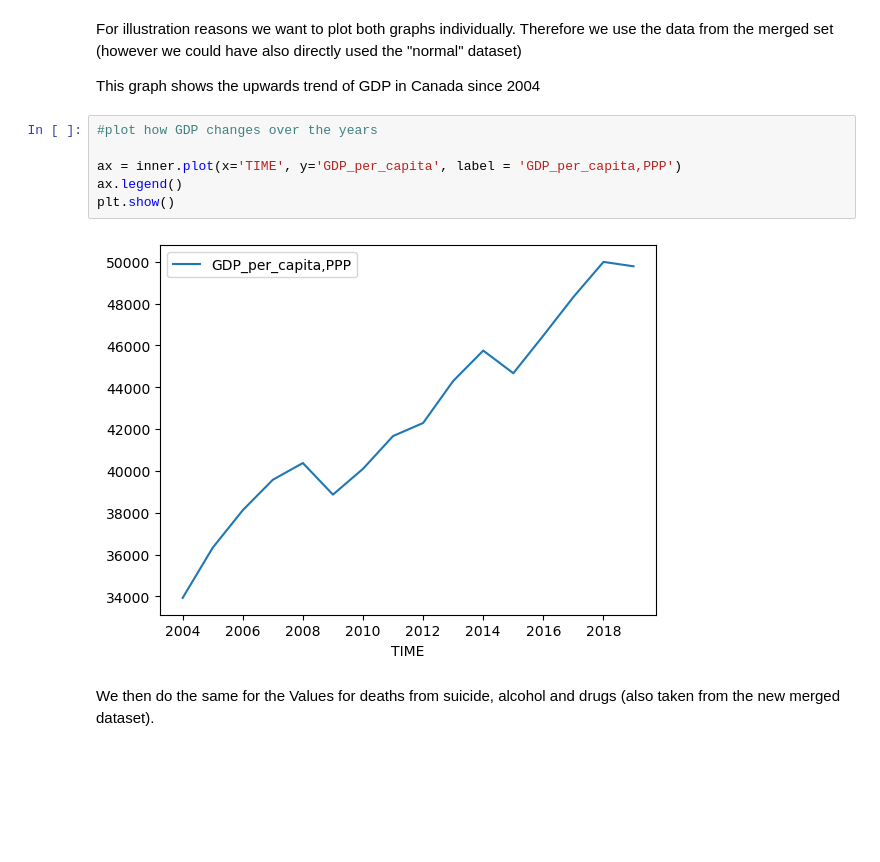
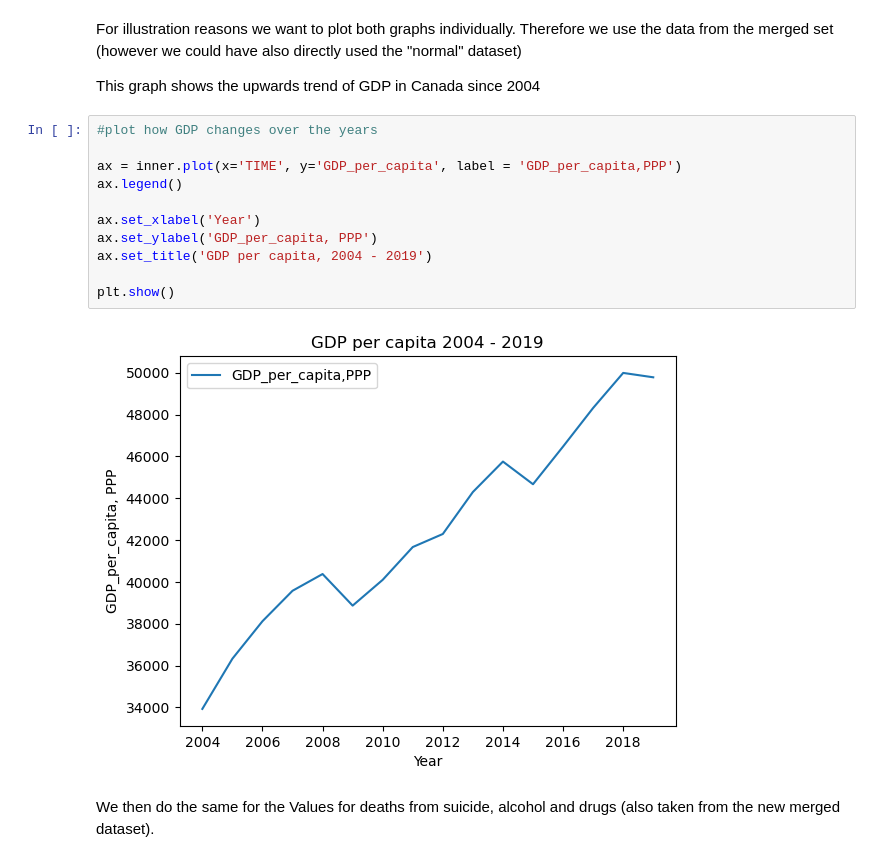
Before and after one commit to NumEconCopenhagen/projects-2023-newteam, a Jupyter notebook: dataproject/dataproject.ipynb, the cells around one changed output. Drawn from its saved outputs; the diff is of its cells as text; blank space fills up the shorter version.

```diff
--- a/dataproject/dataproject.ipynb
+++ b/dataproject/dataproject.ipynb
@@ -231,11 +229,16 @@ This graph shows the upwards trend of GDP in Canada since 2004
 # %%
 #plot how GDP changes over the years
 
 ax = inner.plot(x='TIME', y='GDP_per_capita', label = 'GDP_per_capita,PPP')
 ax.legend()
+
+ax.set_xlabel('Year')
+ax.set_ylabel('GDP_per_capita, PPP')
+ax.set_title('GDP per capita, 2004 - 2019')
+
 plt.show()
 # %% [output]
-[figure, old version]
+[figure, new version]
 # %% [markdown]
 We then do the same for the Values for deaths from suicide, alcohol and drugs (also taken from the new merged dataset).
 # %%
```
Also changed, not shown: parts of 4 cells of this notebook.
